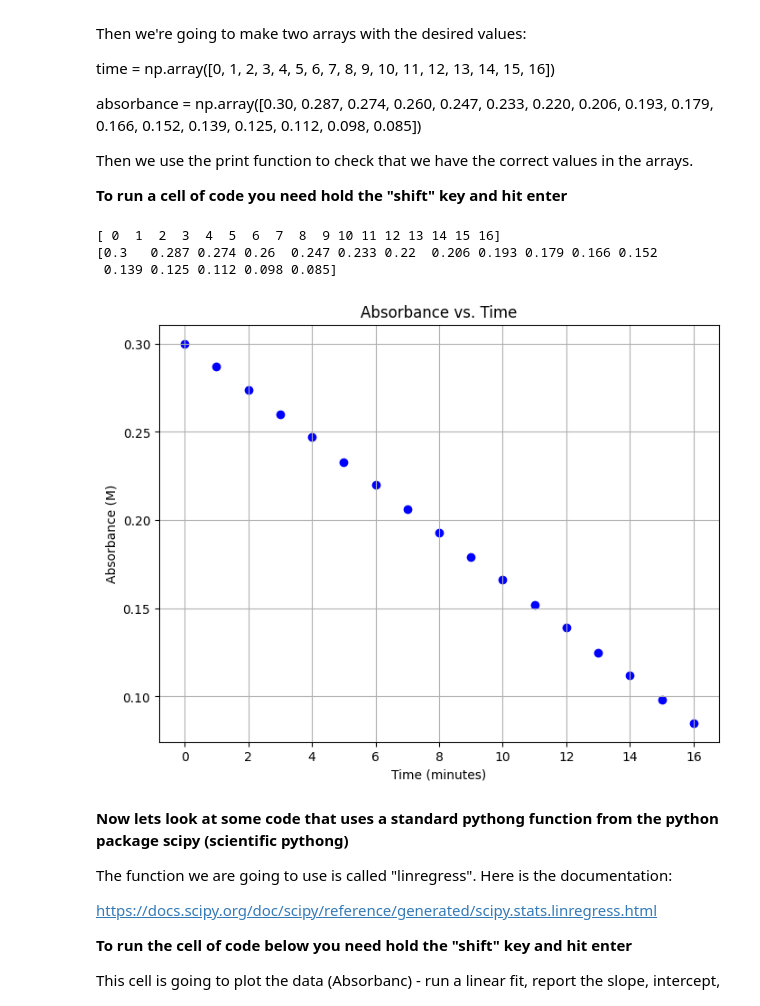
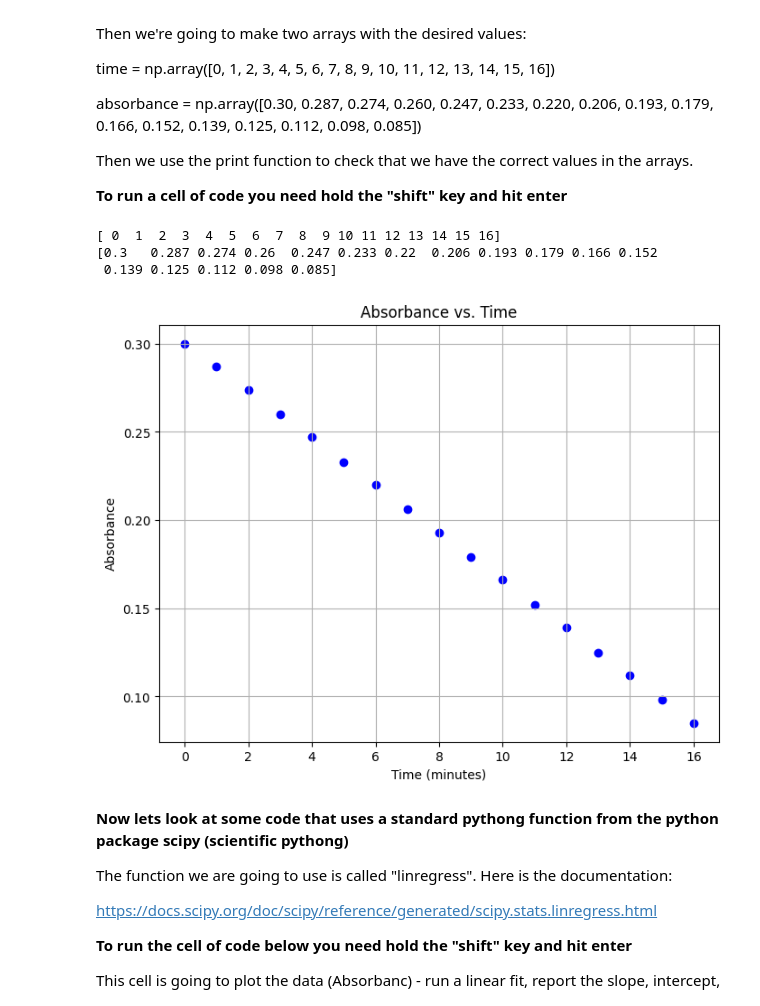
Before and after one commit to paulrobustelli/Chem6_Lab_PythonCode, a Jupyter notebook: CHEM6_Lab1_Prelab_Python.ipynb, the cells around one changed output. Saved outputs shown, nothing was run; the diff lists cells and outputs as text; code cells hidden in the pictures.

```diff
--- a/CHEM6_Lab1_Prelab_Python.ipynb
+++ b/CHEM6_Lab1_Prelab_Python.ipynb
@@ -54,26 +54,26 @@ Then we use the print function to check that we have the correct values in the a
 # %%
 import matplotlib.pyplot as plt
 
 
 time = np.array([0, 1, 2, 3, 4, 5, 6, 7, 8, 9, 10, 11, 12, 13, 14, 15, 16])
 absorbance = np.array([0.30, 0.287, 0.274, 0.260, 0.247, 0.233, 0.220, 0.206, 0.193,
                        0.179, 0.166, 0.152, 0.139, 0.125, 0.112, 0.098, 0.085])
 
 print(time)
 print(absorbance)
 # Plot the data
 plt.figure(figsize=(8, 6))  # Adjust figure size for better viewing
-plt.scatter(time, absorbance, marker='o', linestyle='-', color='blue')
+plt.scatter(time, absorbance, marker='o', color='blue')
 plt.xlabel("Time (minutes)")
-plt.ylabel("Absorbance (M)")
+plt.ylabel("Absorbance")
 plt.title("Absorbance vs. Time")
 plt.grid(True)
 plt.show()
 # %% [output]
 [ 0  1  2  3  4  5  6  7  8  9 10 11 12 13 14 15 16]
 [0.3   0.287 0.274 0.26  0.247 0.233 0.22  0.206 0.193 0.179 0.166 0.152
  0.139 0.125 0.112 0.098 0.085]
-[figure, old version]
+[figure, new version]
 # %% [markdown]
 **Now lets look at some code that uses a standard pythong function from the python package scipy  (scientific pythong)**
 
```
Also changed, not shown: parts of 3 cells of this notebook.
